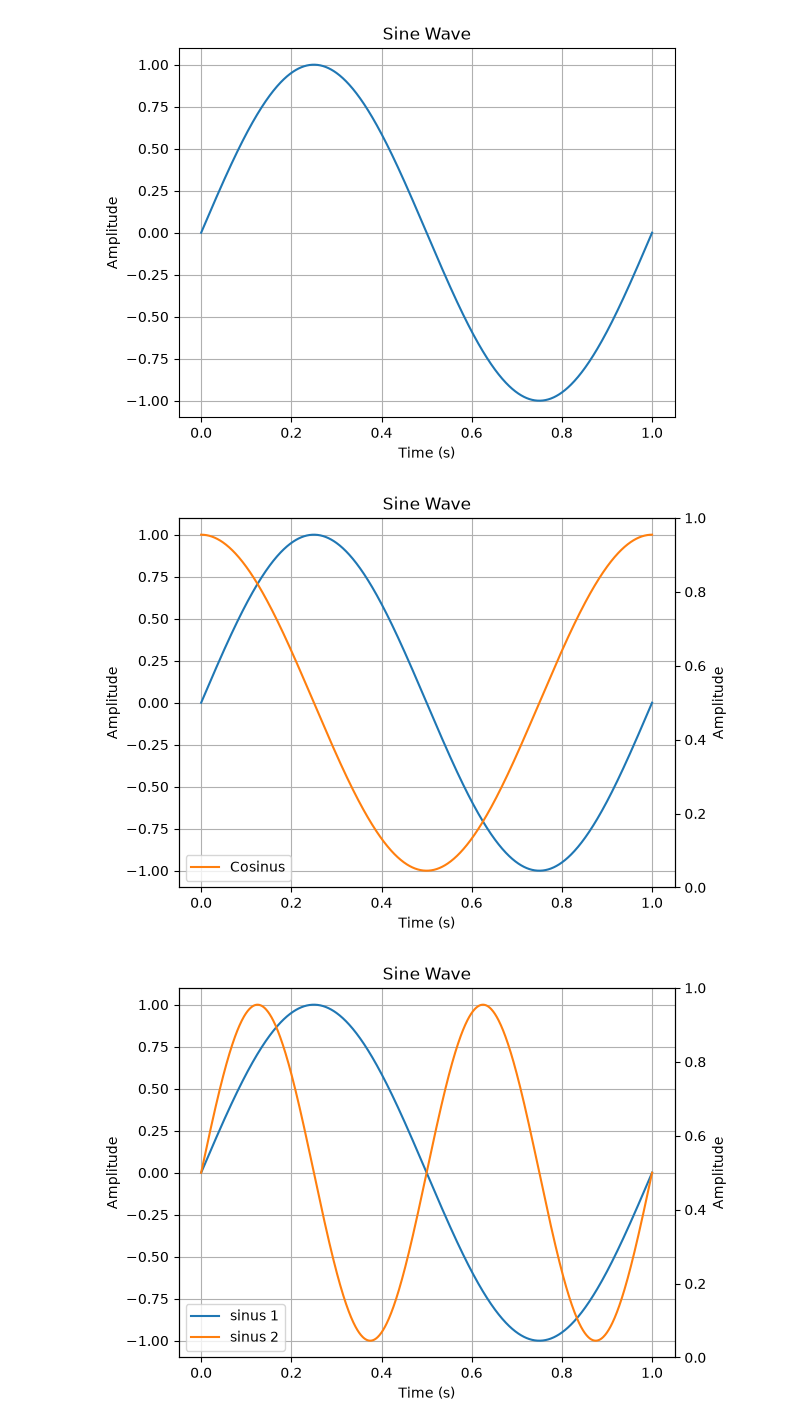
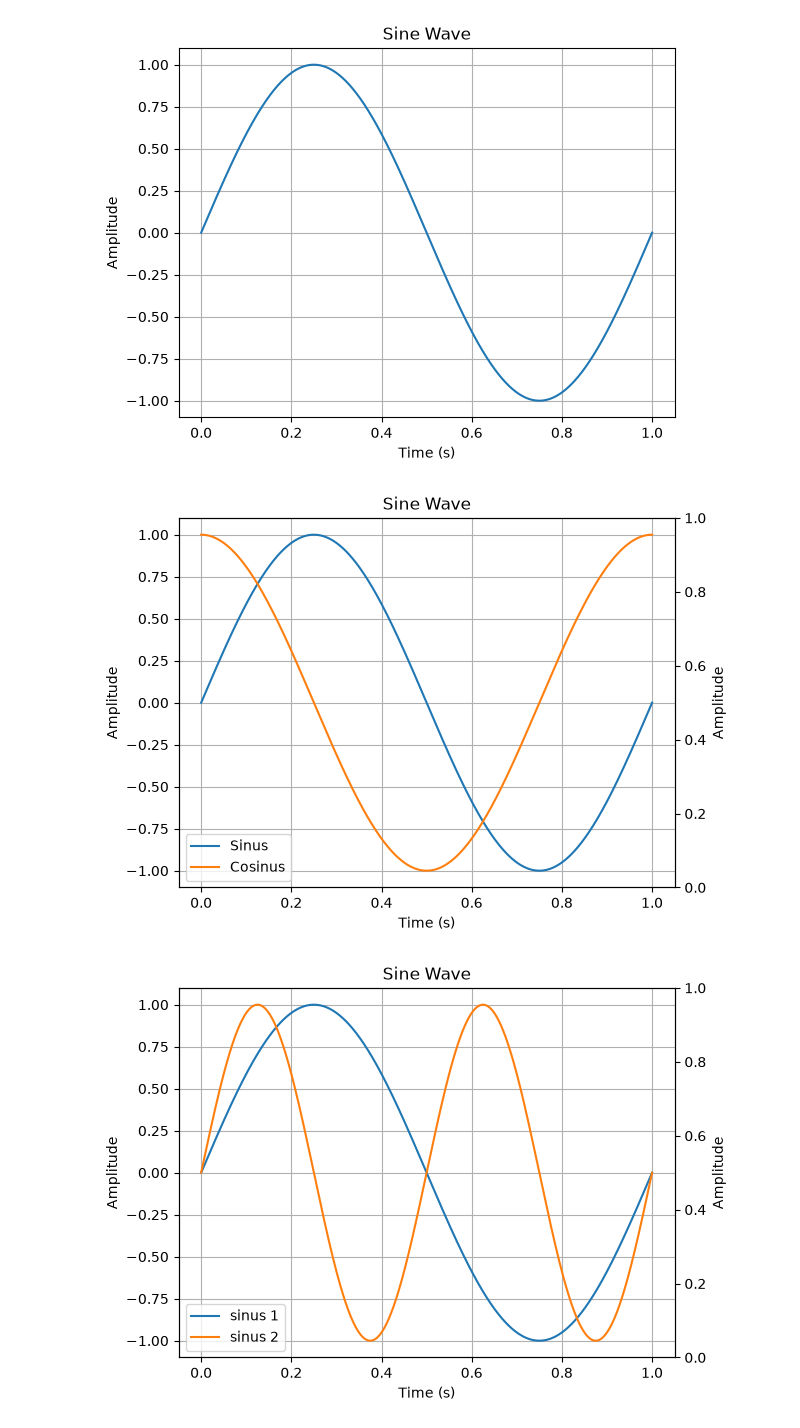
Before and after one commit to vidusha1234/Series02-python, a Jupyter notebook: Series02-python.ipynb, the cells around one changed output. Saved outputs shown, nothing was run; the diff lists cells and outputs as text; code cells hidden in the pictures.

```diff
--- a/Series02-python.ipynb
+++ b/Series02-python.ipynb
@@ -49,38 +51,38 @@ t = np.linspace(0, 1, 1000)
 # Create a numpy array called s that contains the values of a sine function of t (s is for signal)
 s = np.sin(2 * np.pi * 1 * t)
 
 # Plot s as a function of t
-plt.plot(t, s)
+plt.plot(t, s, label='Sinus')
 
 # Add a title to the plot
 plt.title('Sine Wave')
 
 # Add a label to the x axis
 plt.xlabel('Time (s)')
 
 # Add a label to the y axis
 plt.ylabel('Amplitude')
 # Add a grid to the plot
 plt.grid(True)
 # Save the plot as a png file
-plt.savefig('sine_wave.png')
+plt.savefig('sine_wave_and_cosine_wave.png')
 
-#adding the cosine
+#adding the cosine data to the plot(the cosine data is created within the function to improve coding)
 plt.plot(t, np.cos(2 * np.pi * 1 * t), label='Cosinus')
 
 # Add a legend to the plot
 plt.legend(loc='lower left')
 
-# Add a second y axis to the plot
+# get the current axis(gca) and add a second(twinx) y axis to the plot(both are in the same code)
 ax2 = plt.gca().twinx()
 
 # Add a second label to the y axis
 ax2.set_ylabel('Amplitude')
 
 # Save the plot as a pdf file
 plt.savefig('sine_and_cosine_wave.pdf')
 # %% [output]
-[figure, old version]
+[figure, new version]
 # %%
 
 
```
Also changed, not shown: parts of 3 cells of this notebook, 3 other files.
